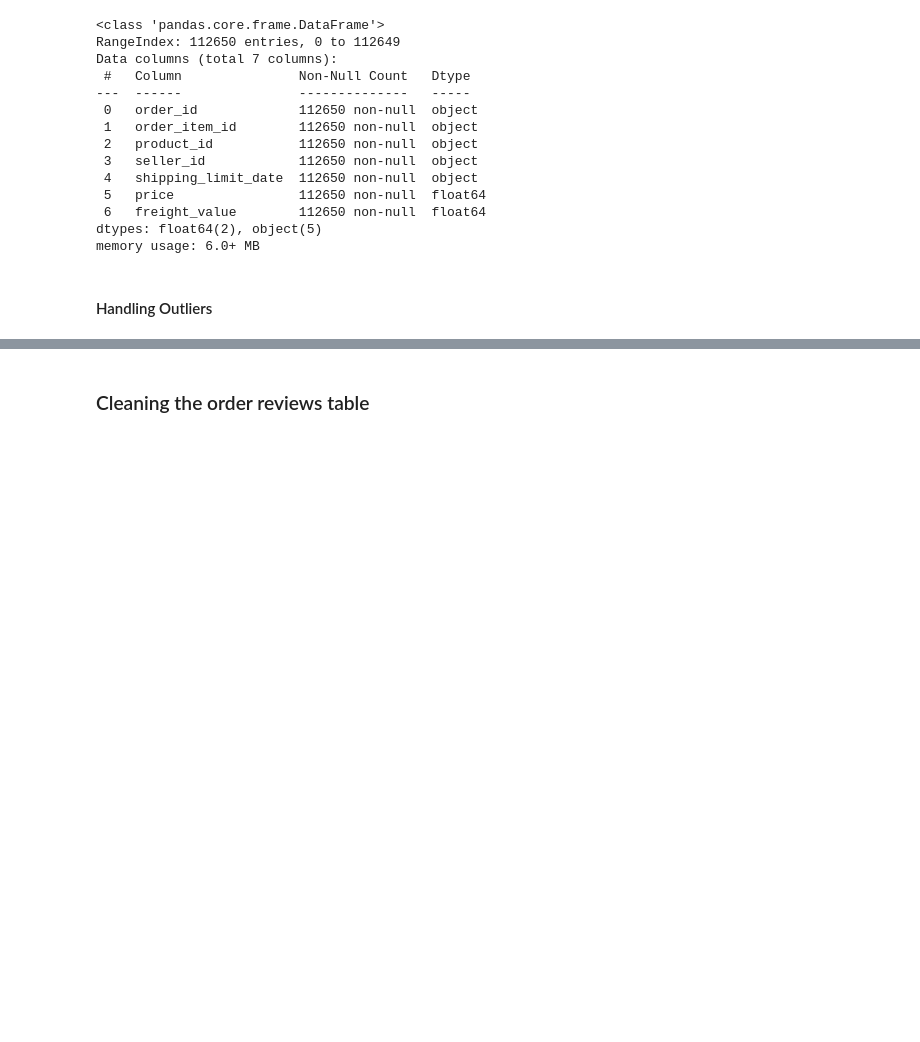
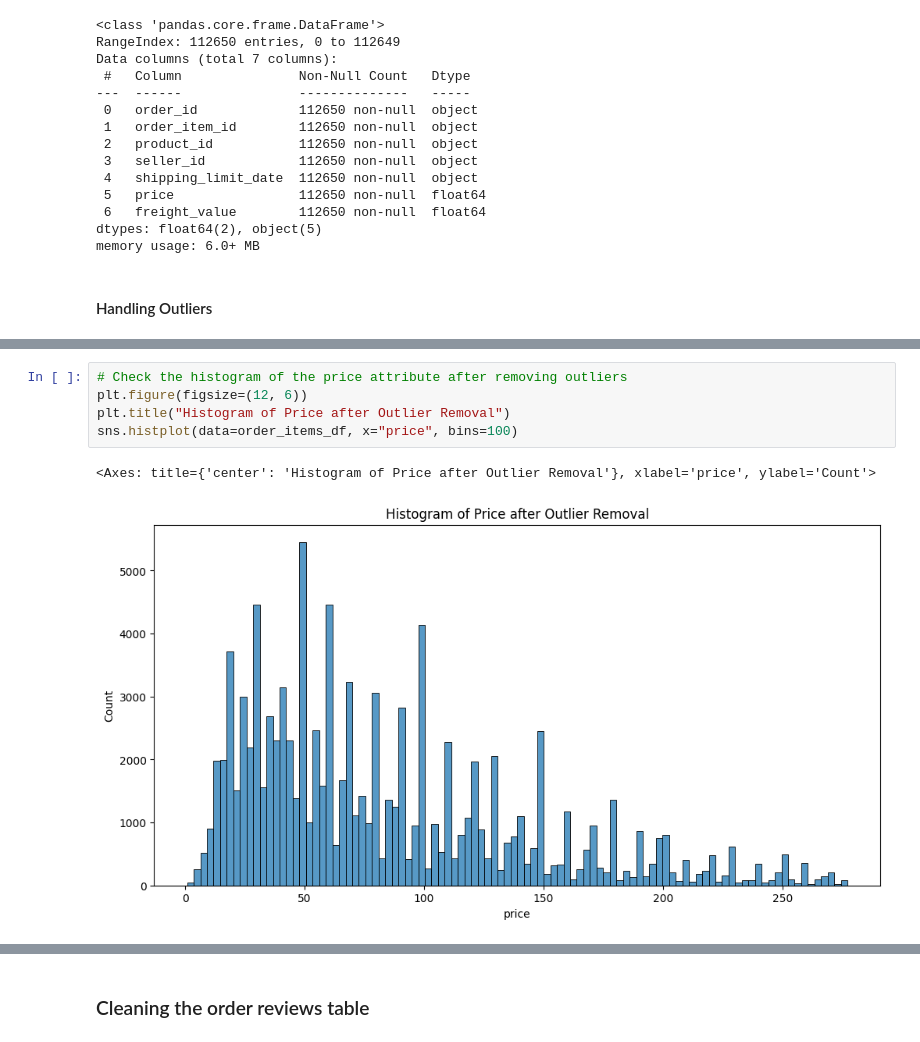
Before and after one commit to stefansphtr/Data-Analytics-Brazilian-Ecommerce, a Jupyter notebook: notebook.ipynb, the cells around one changed output, grey strips where cells are left out. Drawn from its saved outputs; the diff is of its cells as text; blank space fills up the shorter version.

```diff
--- a/notebook.ipynb
+++ b/notebook.ipynb
@@ -916,0 +947,8 @@ NameError: name 'stats' is not defined
+# %%
+# Check the histogram of the price attribute after removing outliers
+plt.figure(figsize=(12, 6))
+plt.title("Histogram of Price after Outlier Removal")
+sns.histplot(data=order_items_df, x="price", bins=100)
+# %% [output]
+<Axes: title={'center': 'Histogram of Price after Outlier Removal'}, xlabel='price', ylabel='Count'>
+[figure, added]
```
Also changed, not shown: parts of 11 cells of this notebook.
